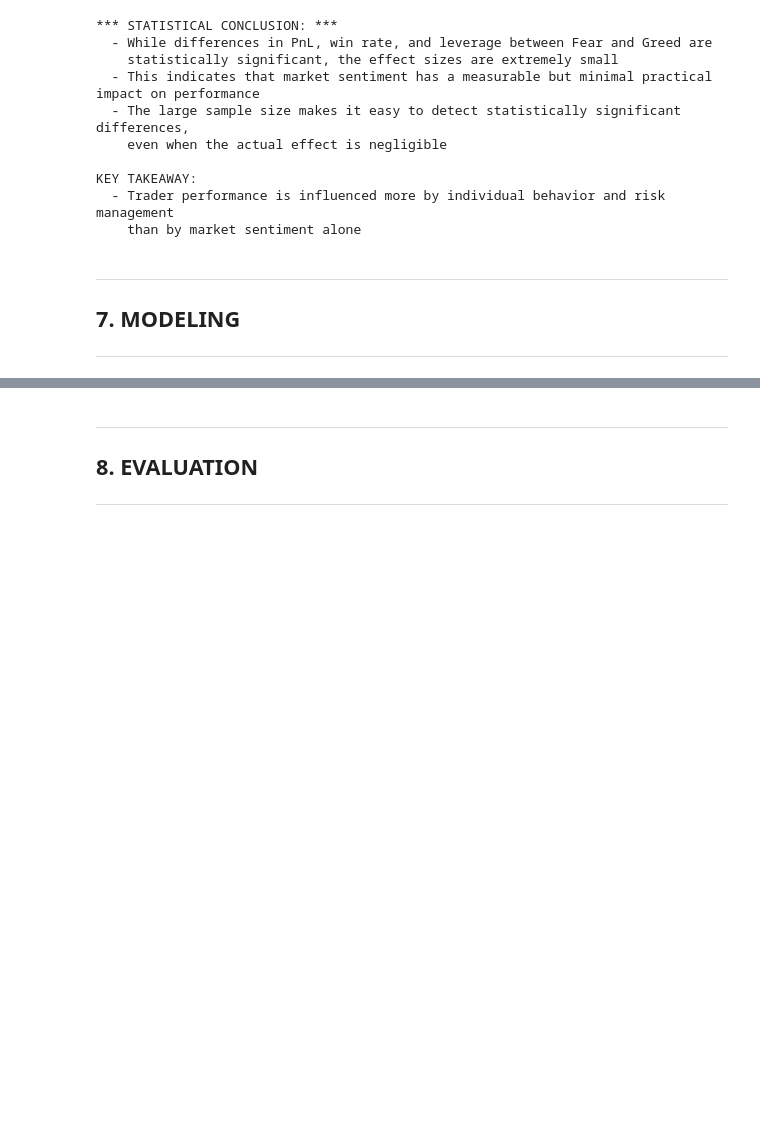
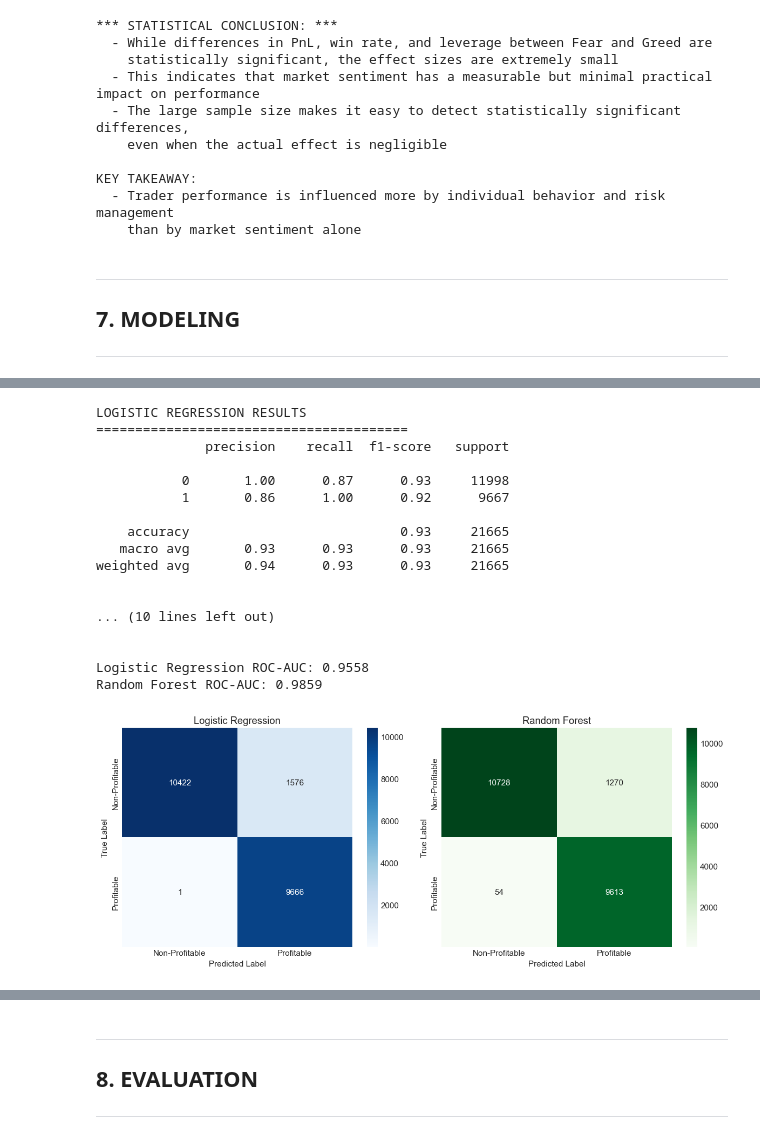
Before and after one commit to sandipanarnab/bitcoin_trading_data_sentiment_analysis, a Jupyter notebook: notebook/bitcoin_sentiment_trader_analysis.ipynb, the cells around one changed output, grey strips where cells are left out. Cells and saved outputs as stored; diff of their text form; code cells hidden in the pictures; blank space fills up the shorter version.

```diff
--- a/notebook/bitcoin_sentiment_trader_analysis.ipynb
+++ b/notebook/bitcoin_sentiment_trader_analysis.ipynb
@@ -1269,30 +1327,100 @@ print("\nScaling applied using StandardScaler")
 
 lr_model = LogisticRegression(random_state=RANDOM_STATE, max_iter=1000)
 lr_model.fit(X_train_scaled, y_train)
 
 # Predictions
 y_pred_lr = lr_model.predict(X_test_scaled)
 y_prob_lr = lr_model.predict_proba(X_test_scaled)[:, 1]
 
 print("LOGISTIC REGRESSION RESULTS")
 print("=" * 40)
 print(classification_report(y_test, y_pred_lr))
 
 # MODEL 2: RANDOM FOREST
 
 rf_model = RandomForestClassifier(
     n_estimators=100,
     max_depth=10,
     min_samples_split=10,
     random_state=RANDOM_STATE,
     n_jobs=-1
 )
 rf_model.fit(X_train, y_train)  # RF doesn't require scaling
 
 # Predictions
 y_pred_rf = rf_model.predict(X_test)
 y_prob_rf = rf_model.predict_proba(X_test)[:, 1]
 
 print("\nRANDOM FOREST RESULTS")
 print("=" * 40)
 print(classification_report(y_test, y_pred_rf))
+
+# ROC-AUC
+
+lr_auc = roc_auc_score(y_test, y_prob_lr)
+rf_auc = roc_auc_score(y_test, y_prob_rf)
+
+print(f"\nLogistic Regression ROC-AUC: {lr_auc:.4f}")
+print(f"Random Forest ROC-AUC: {rf_auc:.4f}")
+
+# CONFUSION MATRICES
+
+fig, axes = plt.subplots(1, 2, figsize=(12, 5))
+
+labels = ['Non-Profitable', 'Profitable']
+
+# Logistic Regression
+cm_lr = confusion_matrix(y_test, y_pred_lr)
+
+sns.heatmap(
+    cm_lr,
+    annot=True,
+    fmt='d',
+    cmap='Blues',
+    xticklabels=labels,
+    yticklabels=labels,
+    ax=axes[0]
+)
+
+axes[0].set_title('Logistic Regression')
+axes[0].set_xlabel('Predicted Label')
+axes[0].set_ylabel('True Label')
+
+# Random Forest
+cm_rf = confusion_matrix(y_test, y_pred_rf)
+
+sns.heatmap(
+    cm_rf,
+    annot=True,
+    fmt='d',
+    cmap='Greens',
+    xticklabels=labels,
+    yticklabels=labels,
+    ax=axes[1]
+)
+
+axes[1].set_title('Random Forest')
+axes[1].set_xlabel('Predicted Label')
+axes[1].set_ylabel('True Label')
+
+plt.tight_layout()
+plt.show()
+# %% [output]
+LOGISTIC REGRESSION RESULTS
+========================================
+              precision    recall  f1-score   support
+
+           0       1.00      0.87      0.93     11998
+           1       0.86      1.00      0.92      9667
+
+    accuracy                           0.93     21665
+   macro avg       0.93      0.93      0.93     21665
+weighted avg       0.94      0.93      0.93     21665
+
+
+... (10 lines left out)
+
+
+Logistic Regression ROC-AUC: 0.9558
+Random Forest ROC-AUC: 0.9859
+[figure, added]
```
Also changed, not shown: parts of 22 cells of this notebook, 8 other files.
